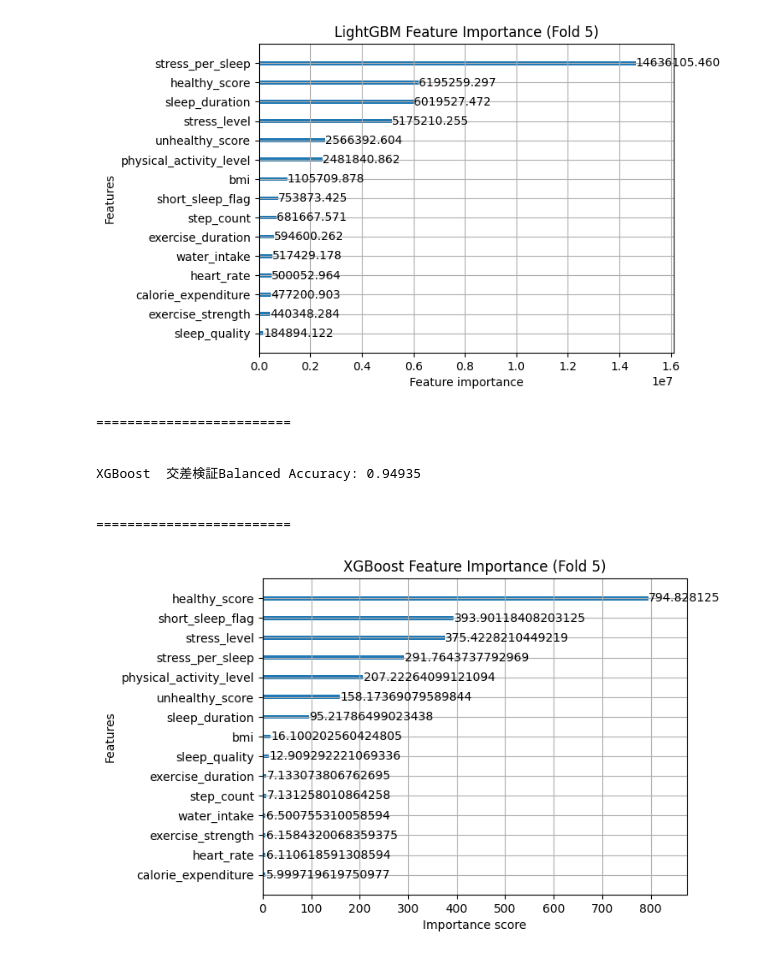
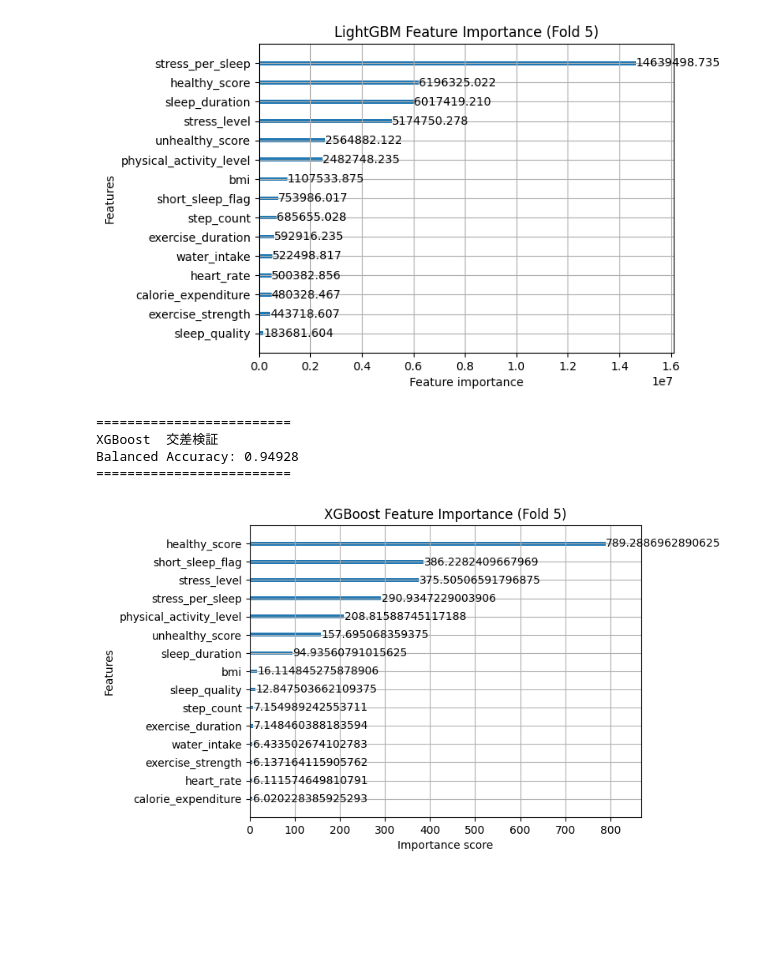
Before and after one commit to kenkenkengo0421/Predicting-Student-Health-Risk, a Jupyter notebook: main.ipynb, the cells around one changed output. Saved outputs shown, nothing was run; the diff lists cells and outputs as text; code cells hidden in the pictures; blank space fills up the shorter version.

```diff
--- a/main.ipynb
+++ b/main.ipynb
@@ -83,4 +1,6 @@ model_xgb_eval = xgb.XGBClassifier(
 # %%
+#V1.3
+
 import pandas as pd
 import numpy as np
 import xgboost as xgb
@@ -144,8 +64,13 @@ def df_Data_Cleansing(df):
 
 #========
 #読み込み
-df = df_Data_Cleansing(pd.read_csv('data/train.csv',encoding="utf-8"))
-df_test = df_Data_Cleansing(pd.read_csv('data/test.csv',encoding="utf-8"))
+#df = df_Data_Cleansing(pd.read_csv('/kaggle/input/competitions/playground-series-s6e7/train.csv',encoding="utf-8"))
+#df_test = df_Data_Cleansing(pd.read_csv('/kaggle/input/competitions/playground-series-s6e7/test.csv',encoding="utf-8"))
+
+df = df_Data_Cleansing(pd.read_csv('/content/data/train.csv',encoding="utf-8"))
+df_test = df_Data_Cleansing(pd.read_csv('/content/data/test.csv',encoding="utf-8"))
+
+
 
 #特徴量(X)とターゲット(y)の分割
 X = df.drop(['id', 'health_condition'], axis=1)
@@ -156,11 +81,8 @@ le_stress = LabelEncoder()
 X['stress_level'] = le_stress.fit_transform(X['stress_level'])
 df_test['stress_level'] = le_stress.transform(df_test['stress_level'])
 
-# 数値型の欠損値を中央値で補完（学習データの基準を使用）
+# 【変更点】補完対象の数値カラムをリスト化（補完処理自体はFoldループ内で実行）
 NUMS = X.select_dtypes(include="float").columns.tolist() + X.select_dtypes(include="int").columns.tolist()
-train_medians = X[NUMS].median()
-X[NUMS] = X[NUMS].fillna(train_medians)
-df_test[NUMS] = df_test[NUMS].fillna(train_medians)
 
 #ターゲット(y)を数値に変換
 le = LabelEncoder()
@@ -186,8 +108,16 @@ print("=========================\n")
 for fold, (train_idx, valid_idx) in enumerate(skf.split(X, y_encoded)):
     print(f"--- Fold {fold + 1} ---")
 
-    X_train, y_train = X.iloc[train_idx], y_encoded[train_idx]
-    X_valid, y_valid = X.iloc[valid_idx], y_encoded[valid_idx]
+    # .copy()をつけて警告を防ぐ
+    X_train, y_train = X.iloc[train_idx].copy(), y_encoded[train_idx]
+    X_valid, y_valid = X.iloc[valid_idx].copy(), y_encoded[valid_idx]
+    X_test_fold = X_test.copy()
+
+    # 【変更点】Fold内の学習データの中央値を計算し、Train/Valid/Testを補完（データリーク防止）
+    train_medians = X_train[NUMS].median()
+    X_train[NUMS] = X_train[NUMS].fillna(train_medians)
+    X_valid[NUMS] = X_valid[NUMS].fillna(train_medians)
+    X_test_fold[NUMS] = X_test_fold[NUMS].fillna(train_medians)
 
     sample_weights_train = compute_sample_weight(class_weight='balanced', y=y_train)
 
@@ -211,7 +141,7 @@ for fold, (train_idx, valid_idx) in enumerate(skf.split(X, y_encoded)):
     )
 
     lgb_oof_preds[valid_idx] = model_lgb.predict(X_valid)
-    lgb_test_probs.append(model_lgb.predict_proba(X_test))
+    lgb_test_probs.append(model_lgb.predict_proba(X_test_fold))
 
     # ========== XGBoost ==========
     model_xgb = xgb.XGBClassifier(
@@ -234,37 +164,27 @@ for fold, (train_idx, valid_idx) in enumerate(skf.split(X, y_encoded)):
     )
 
     xgb_oof_preds[valid_idx] = model_xgb.predict(X_valid)
-    xgb_test_probs.append(model_xgb.predict_proba(X_test))
+    xgb_test_probs.append(model_xgb.predict_proba(X_test_fold))
+
 
 # OOF予測スコアの計算と表示
 score_lgb = balanced_accuracy_score(y_encoded, lgb_oof_preds)
 score_xgb = balanced_accuracy_score(y_encoded, xgb_oof_preds)
 
-
-
 # 特徴量重要度の表示（最後のFoldのモデルを使用）
 print(f"""
 =========================
-
-
-LightGBM 交差検証Balanced Accuracy: {score_lgb:.5f}
-
-
+LightGBM 交差検証
+Balanced Accuracy: {score_lgb:.5f}
 =========================
 """)
 lgb.plot_importance(model_lgb, max_num_features=20, importance_type='gain', title='LightGBM Feature Importance (Fold 5)')
 plt.show()
 
-
-
-
 print(f"""
 =========================
-
-
-XGBoost  交差検証Balanced Accuracy: {score_xgb:.5f}
-
-
+XGBoost  交差検証
+Balanced Accuracy: {score_xgb:.5f}
 =========================
 """)
 xgb.plot_importance(model_xgb, max_num_features=20, importance_type='gain', title='XGBoost Feature Importance (Fold 5)')
@@ -280,6 +200,7 @@ blend_prob = (preds_prob_lgb_mean * 0.5) + (preds_prob_xgb_mean * 0.5)
 
 # 最も確率が高いクラスを選択
 final_preds = np.argmax(blend_prob, axis=1)
+
 submission_labels = le.inverse_transform(final_preds)
 
 submission = pd.DataFrame({
@@ -287,15 +208,13 @@ submission = pd.DataFrame({
     'health_condition': submission_labels
 })
 
-submission.to_csv('submission.csv', index=False)
+submission.to_csv('submission_ensemble.csv', index=False)
 X_test.head(100).to_csv("submit_x_x_x_x_x_x.csv", index=False)
-
 print("""
 =========================
-
 提出用ファイル 'submission_ensemble.csv' を作成しました☆
-
-=========================""")
+=========================
+""")
 # %% [output]
 =========================
 交差検証を開始します
@@ -316,11 +232,8 @@ LightGBM 交差検証Balanced Accuracy: 0.94657
 =========================
 [figure]
 =========================
-
-
-XGBoost  交差検証Balanced Accuracy: 0.94935
-
-
+XGBoost  交差検証
+Balanced Accuracy: 0.94928
 =========================
-[figure, old version]
+[figure, new version]
 =========================
```
Also changed, not shown: parts of 2 cells of this notebook, 2 other files.
